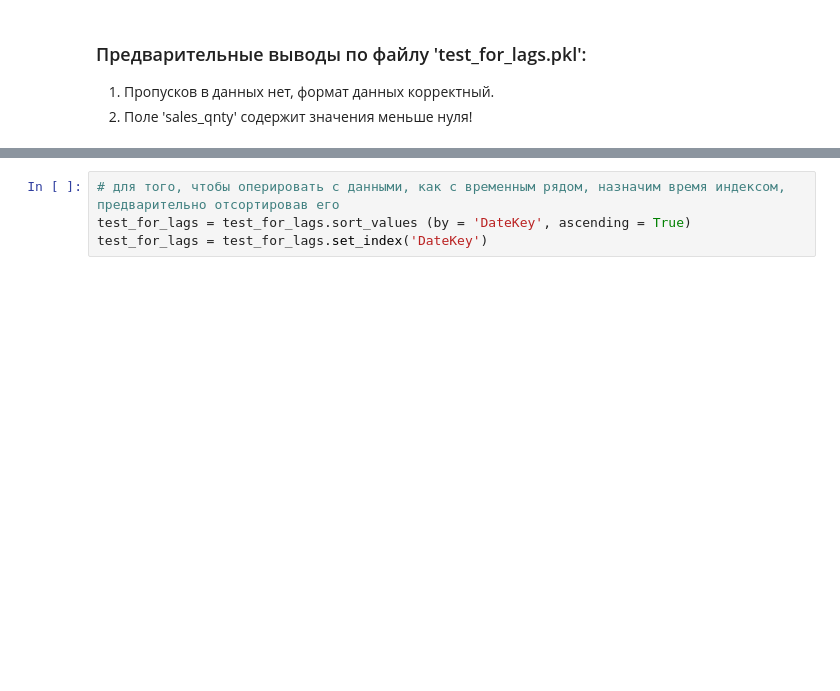
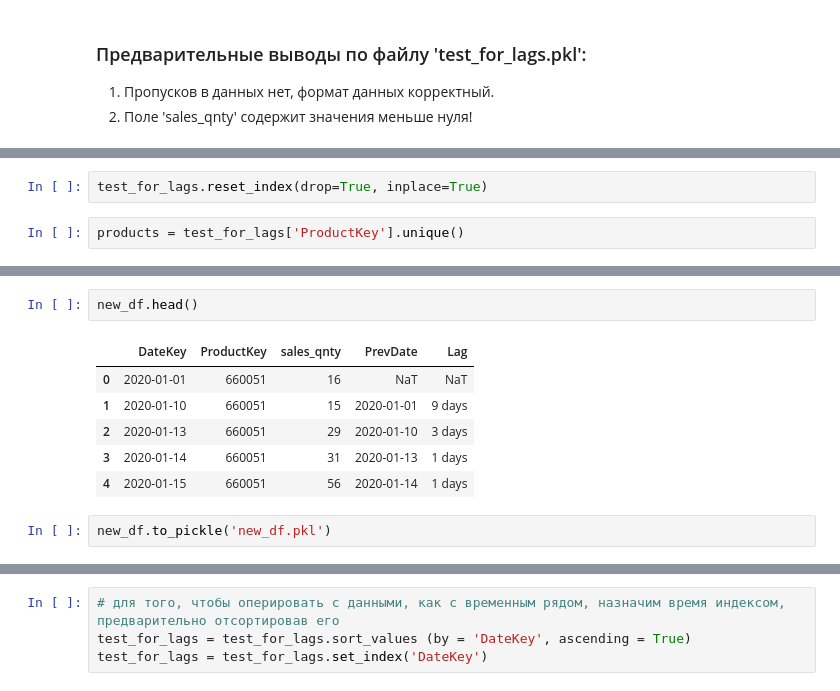
Before and after one commit to Jonzzi/share, a Jupyter notebook: IEC_Yumagulov.ipynb, the cells around one changed output, grey strips where cells are left out. Saved outputs shown, nothing was run; the diff lists cells and outputs as text; blank space fills up the shorter version.

```diff
--- a/IEC_Yumagulov.ipynb
+++ b/IEC_Yumagulov.ipynb
@@ -268,0 +271,4 @@ test_for_lags['sales_qnty'] = test_for_lags['sales_qnty'].apply(abs)
+# %%
+test_for_lags.reset_index(drop=True, inplace=True)
+# %%
+products = test_for_lags['ProductKey'].unique()
@@ -268,0 +302,11 @@ test_for_lags['sales_qnty'] = test_for_lags['sales_qnty'].apply(abs)
+# %%
+new_df.head()
+# %% [output]
+|  | DateKey | ProductKey | sales_qnty | PrevDate | Lag |
+| 0 | 2020-01-01 | 660051 | 16 | NaT | NaT |
+| 1 | 2020-01-10 | 660051 | 15 | 2020-01-01 | 9 days |
+| 2 | 2020-01-13 | 660051 | 29 | 2020-01-10 | 3 days |
+| 3 | 2020-01-14 | 660051 | 31 | 2020-01-13 | 1 days |
+| 4 | 2020-01-15 | 660051 | 56 | 2020-01-14 | 1 days |
+# %%
+new_df.to_pickle('new_df.pkl')
```
Also changed, not shown: parts of 12 cells of this notebook.
